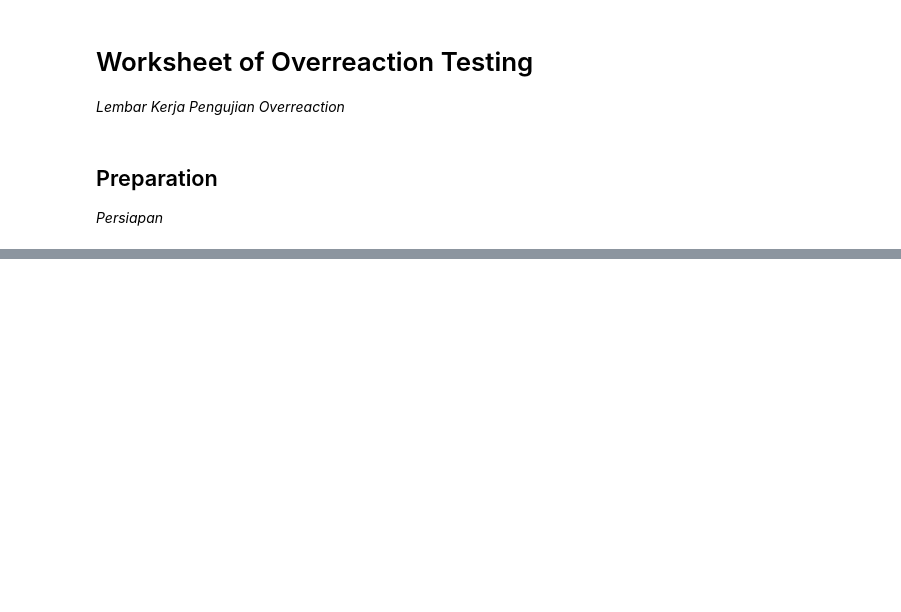
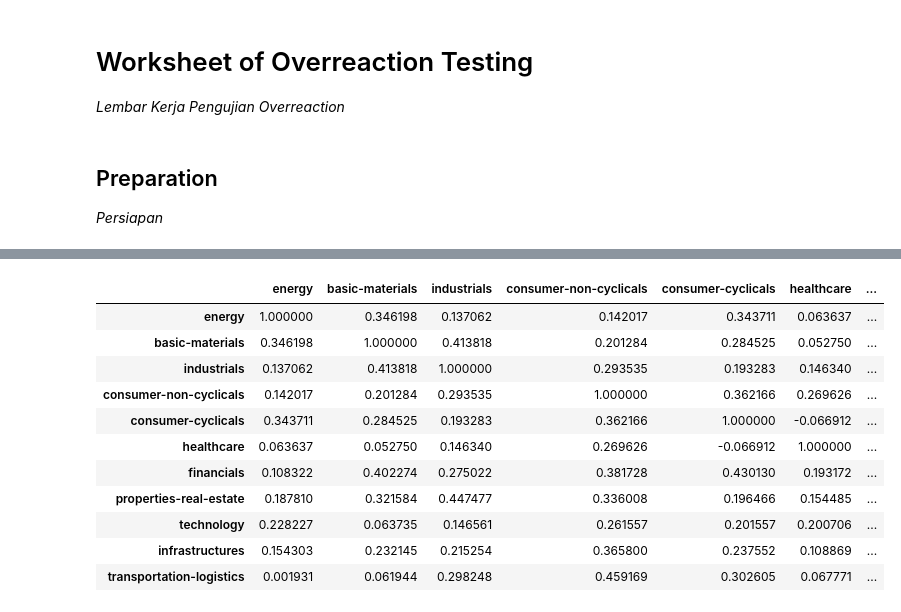
Before and after one commit to adityamahesa/id-nickel-regulation-event-stock-analysis, a Jupyter notebook: thesis.ipynb, the cells around one changed output, grey strips where cells are left out. Drawn from its saved outputs; the diff is of its cells as text; code cells hidden in the pictures; blank space fills up the shorter version.

Commit message:
feature: add correlations

```diff
--- a/thesis.ipynb
+++ b/thesis.ipynb
@@ -10,7 +10,7 @@ import pandas
 
 pandas.set_option('display.max_rows', None)
 # %%
-tickers_top_10_sectoral_list = function.prepare_top_10_tickers_per_sector('2019-08-30')
+tickers_top_10_sectoral_list = util.prepare_top_10_tickers_per_sector('2019-08-30')
 tickers_top_10_sectoral_list
 # %% [output]
 Got error from yahoo api for ticker SUGI.JK, Error: {'code': 'Not Found', 'description': 'No data found, symbol may be delisted'}
@@ -62,0 +59,8 @@ len(selected_tickers)
+# %%
+start_date = "2019-06-07"
+end_date = "2019-08-29"
+# %%
+pandas.options.display.float_format = '{:.4%}'.format
+average_return_per_sector = util.generate_average_return_per_sector(selected_tickers, start_date=start_date, end_date=end_date)
+average_return_per_sector
+pandas.options.display.float_format = None
@@ -62,0 +79,16 @@ len(selected_tickers)
+# %%
+correlations = average_return_per_sector.corr()
+correlations
+# %% [output]
+|  | energy | basic-materials | industrials | consumer-non-cyclicals | consumer-cyclicals | healthcare | ... |
+| energy | 1.000000 | 0.346198 | 0.137062 | 0.142017 | 0.343711 | 0.063637 | ... |
+| basic-materials | 0.346198 | 1.000000 | 0.413818 | 0.201284 | 0.284525 | 0.052750 | ... |
+| industrials | 0.137062 | 0.413818 | 1.000000 | 0.293535 | 0.193283 | 0.146340 | ... |
+| consumer-non-cyclicals | 0.142017 | 0.201284 | 0.293535 | 1.000000 | 0.362166 | 0.269626 | ... |
+| consumer-cyclicals | 0.343711 | 0.284525 | 0.193283 | 0.362166 | 1.000000 | -0.066912 | ... |
+| healthcare | 0.063637 | 0.052750 | 0.146340 | 0.269626 | -0.066912 | 1.000000 | ... |
+| financials | 0.108322 | 0.402274 | 0.275022 | 0.381728 | 0.430130 | 0.193172 | ... |
+| properties-real-estate | 0.187810 | 0.321584 | 0.447477 | 0.336008 | 0.196466 | 0.154485 | ... |
+| technology | 0.228227 | 0.063735 | 0.146561 | 0.261557 | 0.201557 | 0.200706 | ... |
+| infrastructures | 0.154303 | 0.232145 | 0.215254 | 0.365800 | 0.237552 | 0.108869 | ... |
+| transportation-logistics | 0.001931 | 0.061944 | 0.298248 | 0.459169 | 0.302605 | 0.067771 | ... |
```
Also changed, not shown: parts of 6 cells of this notebook, 1 other file.
